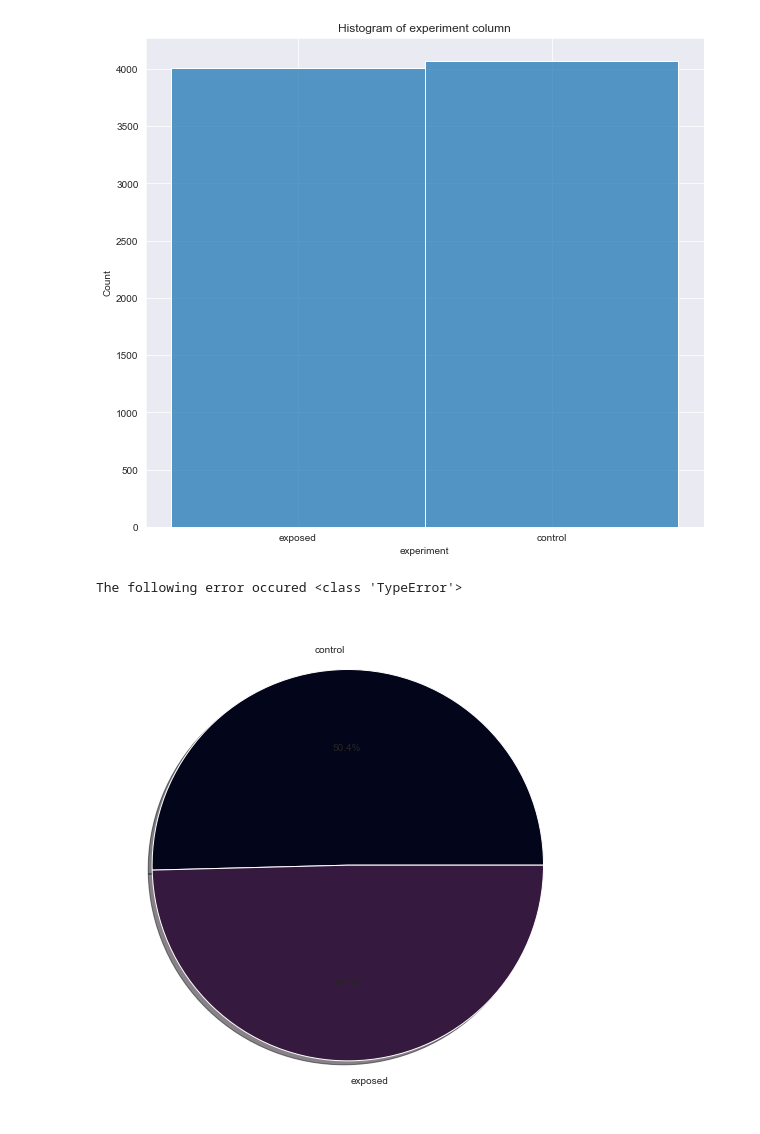
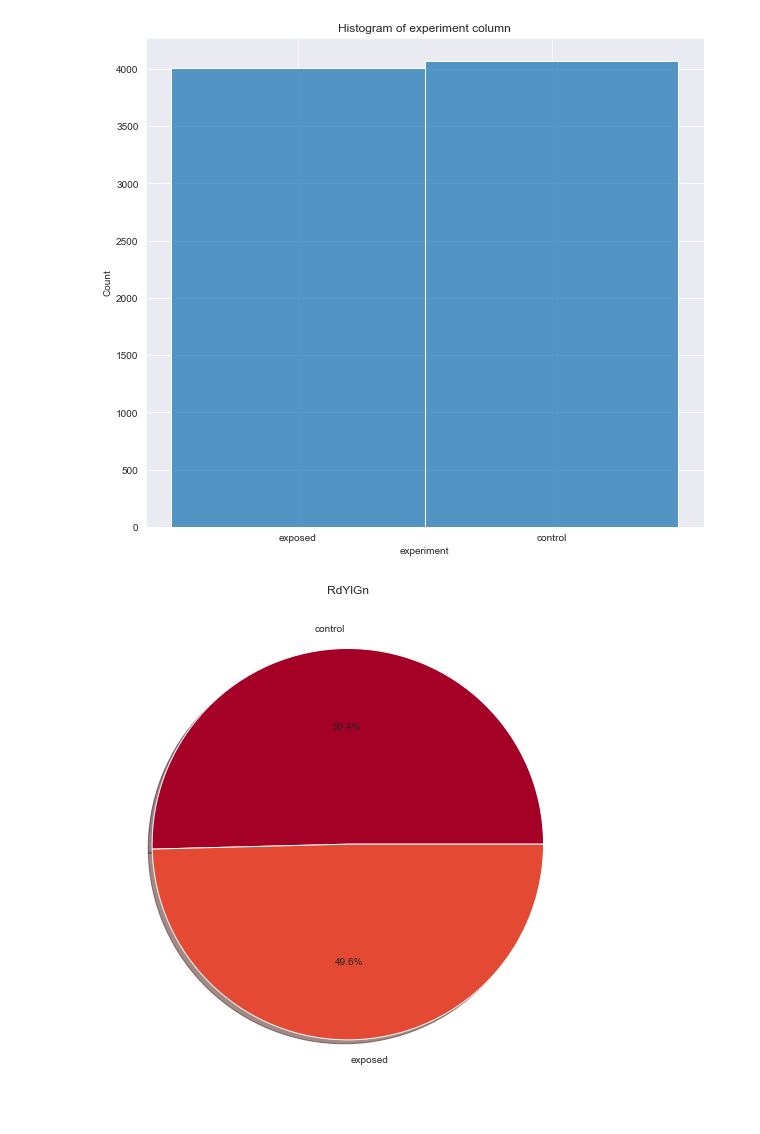
Before and after one commit to Blvisse/ABtesting, a Jupyter notebook: notebooks/ABTesting.ipynb, the cells around one changed output. Drawn from its saved outputs; the diff is of its cells as text; code cells hidden in the pictures.

```diff
--- a/notebooks/ABTesting.ipynb
+++ b/notebooks/ABTesting.ipynb
@@ -111,7 +111,6 @@ edaInstance.histVizualisation('experiment')
 # %% [output]
 [figure]
 # %%
-edaInstance.pieChart('experiment')
+edaInstance.pieChart('experiment','RdYlGn')
 # %% [output]
-The following error occured <class 'TypeError'>
-[figure, old version]
+[figure, new version]
```
Also changed, not shown: parts of 9 cells of this notebook, 4 other files.
